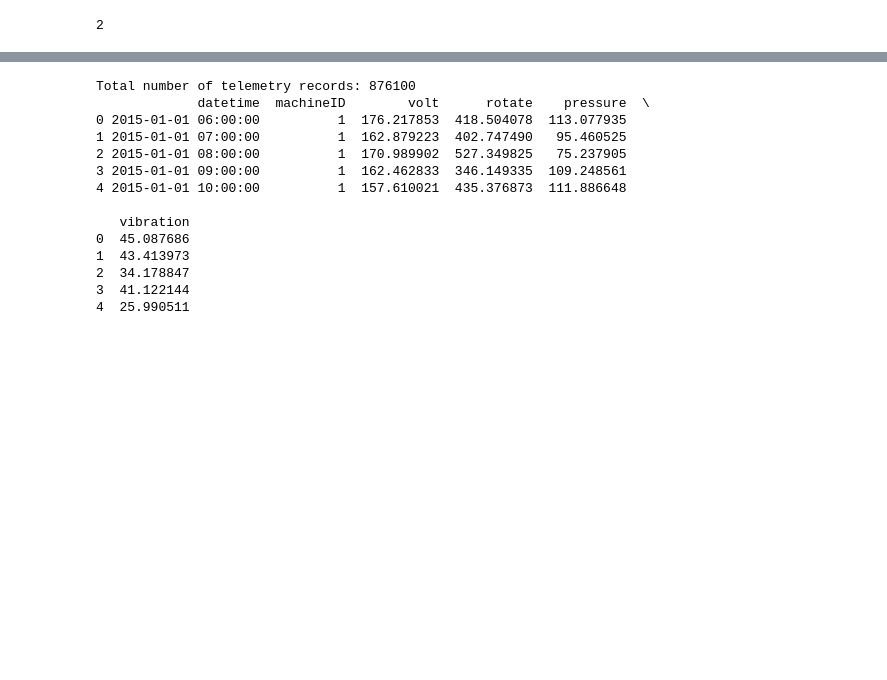
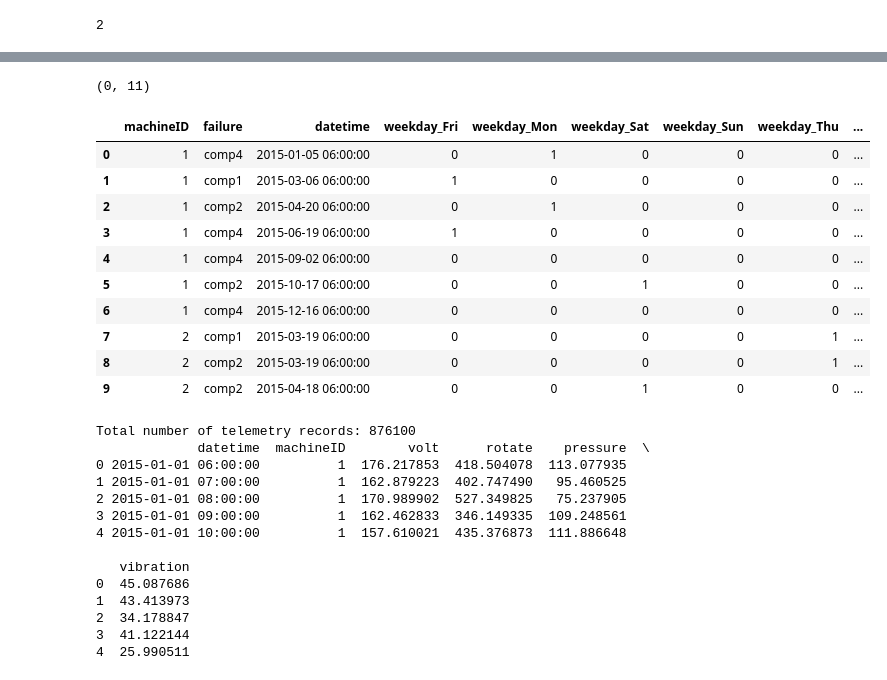
Before and after one commit to michaelchi08/springboard21, a Jupyter notebook: Capstone 2/EDA.ipynb, the cells around one changed output, grey strips where cells are left out. Cells and saved outputs as stored; diff of their text form; code cells hidden in the pictures; blank space fills up the shorter version.

```diff
--- a/Capstone 2/EDA.ipynb
+++ b/Capstone 2/EDA.ipynb
@@ -107,3 +206,6 @@ array([[-0.1160256 ,  0.0540837 , -0.25656124,  0.20985472,  0.18380475,
 pd.to_datetime('12/15/2021').weekday()
 # %% [output]
 2
+# %%
+# Merge falures with PDM_errors
+inner_merged = pd.merge(failures, errors , on=['datetime', 'machineID'], how='inner')
@@ -110,3 +285,21 @@ pd.to_datetime('12/15/2021').weekday()
+# %%
+inner_merged.shape
+# %% [output]
+(0, 11)
+# %%
+inner_merged.head(10)
+# %% [output]
+|  | machineID | failure | datetime | weekday_Fri | weekday_Mon | weekday_Sat | weekday_Sun | weekday_Thu | ... |
+| 0 | 1 | comp4 | 2015-01-05 06:00:00 | 0 | 1 | 0 | 0 | 0 | ... |
+| 1 | 1 | comp1 | 2015-03-06 06:00:00 | 1 | 0 | 0 | 0 | 0 | ... |
+| 2 | 1 | comp2 | 2015-04-20 06:00:00 | 0 | 1 | 0 | 0 | 0 | ... |
+| 3 | 1 | comp4 | 2015-06-19 06:00:00 | 1 | 0 | 0 | 0 | 0 | ... |
+| 4 | 1 | comp4 | 2015-09-02 06:00:00 | 0 | 0 | 0 | 0 | 0 | ... |
+| 5 | 1 | comp2 | 2015-10-17 06:00:00 | 0 | 0 | 1 | 0 | 0 | ... |
+| 6 | 1 | comp4 | 2015-12-16 06:00:00 | 0 | 0 | 0 | 0 | 0 | ... |
+| 7 | 2 | comp1 | 2015-03-19 06:00:00 | 0 | 0 | 0 | 0 | 1 | ... |
+| 8 | 2 | comp2 | 2015-03-19 06:00:00 | 0 | 0 | 0 | 0 | 1 | ... |
+| 9 | 2 | comp2 | 2015-04-18 06:00:00 | 0 | 0 | 1 | 0 | 0 | ... |
 # %%
 # format datetime field which comes in as string
 telemetry['datetime'] = pd.to_datetime(telemetry['datetime'], format="%Y-%m-%d %H:%M:%S")
```
Also changed, not shown: parts of 26 cells of this notebook.
